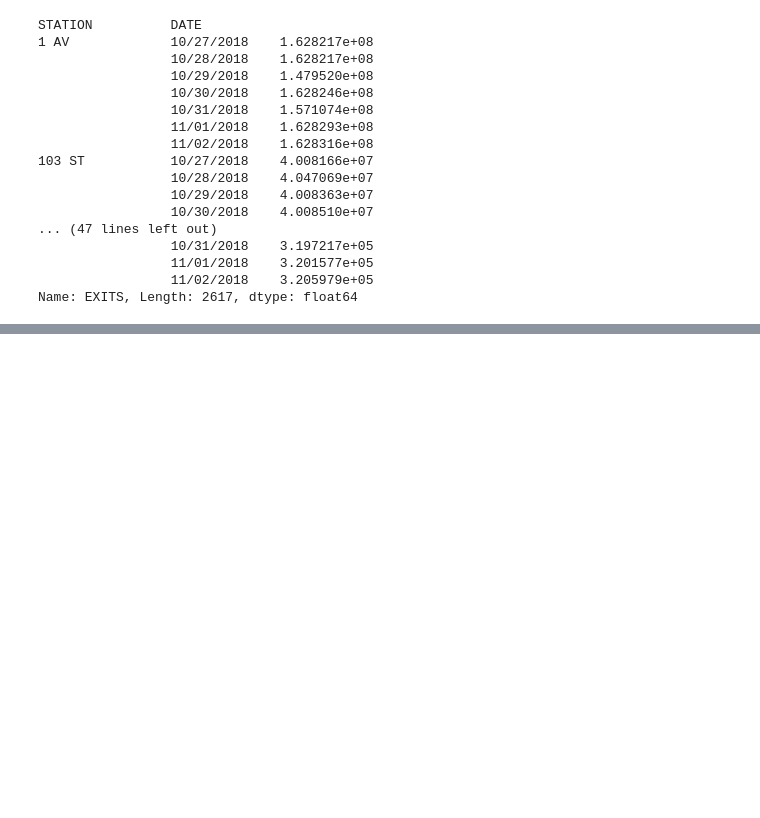
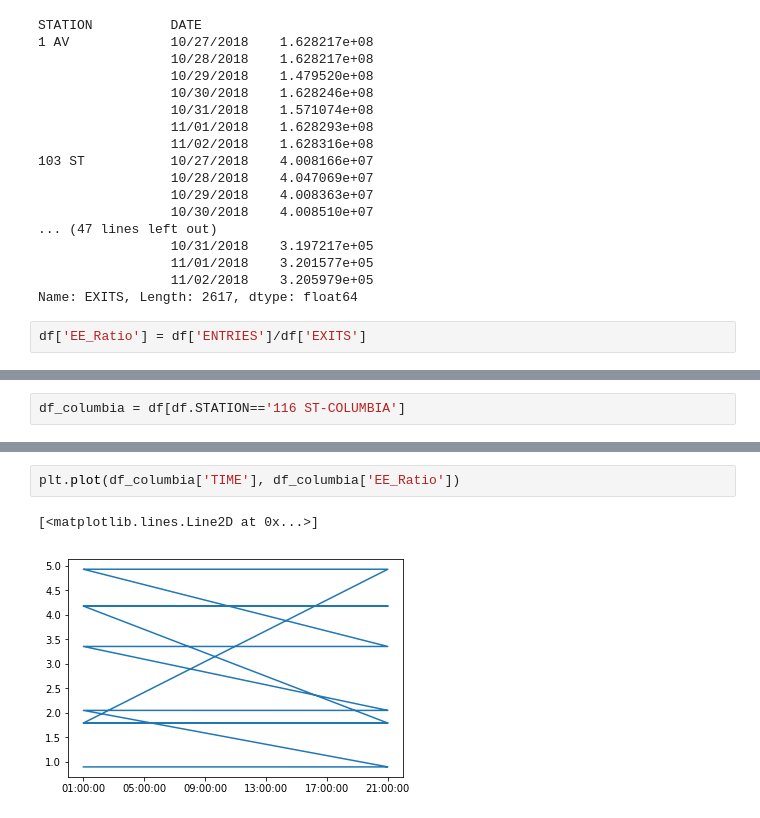
Before and after one commit to swlew369/Subway, a Jupyter notebook: Subway_Nov3_2018/subway_Nov_3.ipynb, the cells around one changed output, grey strips where cells are left out. Drawn from its saved outputs; the diff is of its cells as text; blank space fills up the shorter version.

```diff
--- a/Subway_Nov3_2018/subway_Nov_3.ipynb
+++ b/Subway_Nov3_2018/subway_Nov_3.ipynb
@@ -154,3 +154,5 @@ STATION          DATE
                  11/01/2018    3.201577e+05
                  11/02/2018    3.205979e+05
 Name: EXITS, Length: 2617, dtype: float64
+# %%
+df['EE_Ratio'] = df['ENTRIES']/df['EXITS']
@@ -156,0 +166,2 @@ Name: EXITS, Length: 2617, dtype: float64
+# %%
+df_columbia = df[df.STATION=='116 ST-COLUMBIA']
@@ -156,0 +199,5 @@ Name: EXITS, Length: 2617, dtype: float64
+# %%
+plt.plot(df_columbia['TIME'], df_columbia['EE_Ratio'])
+# %% [output]
+[<matplotlib.lines.Line2D at 0x...>]
+[figure, added]
```
Also changed, not shown: parts of 13 cells of this notebook.
